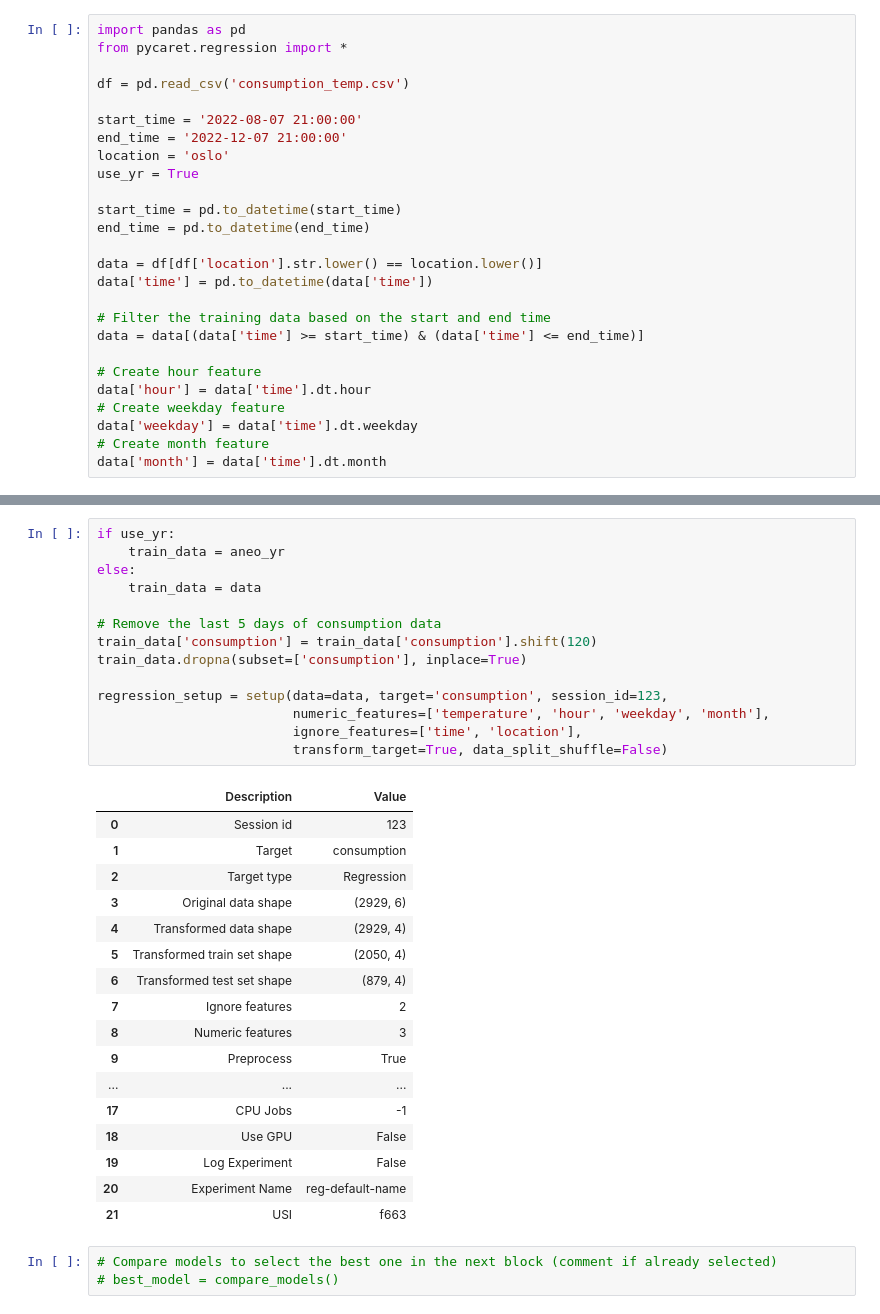
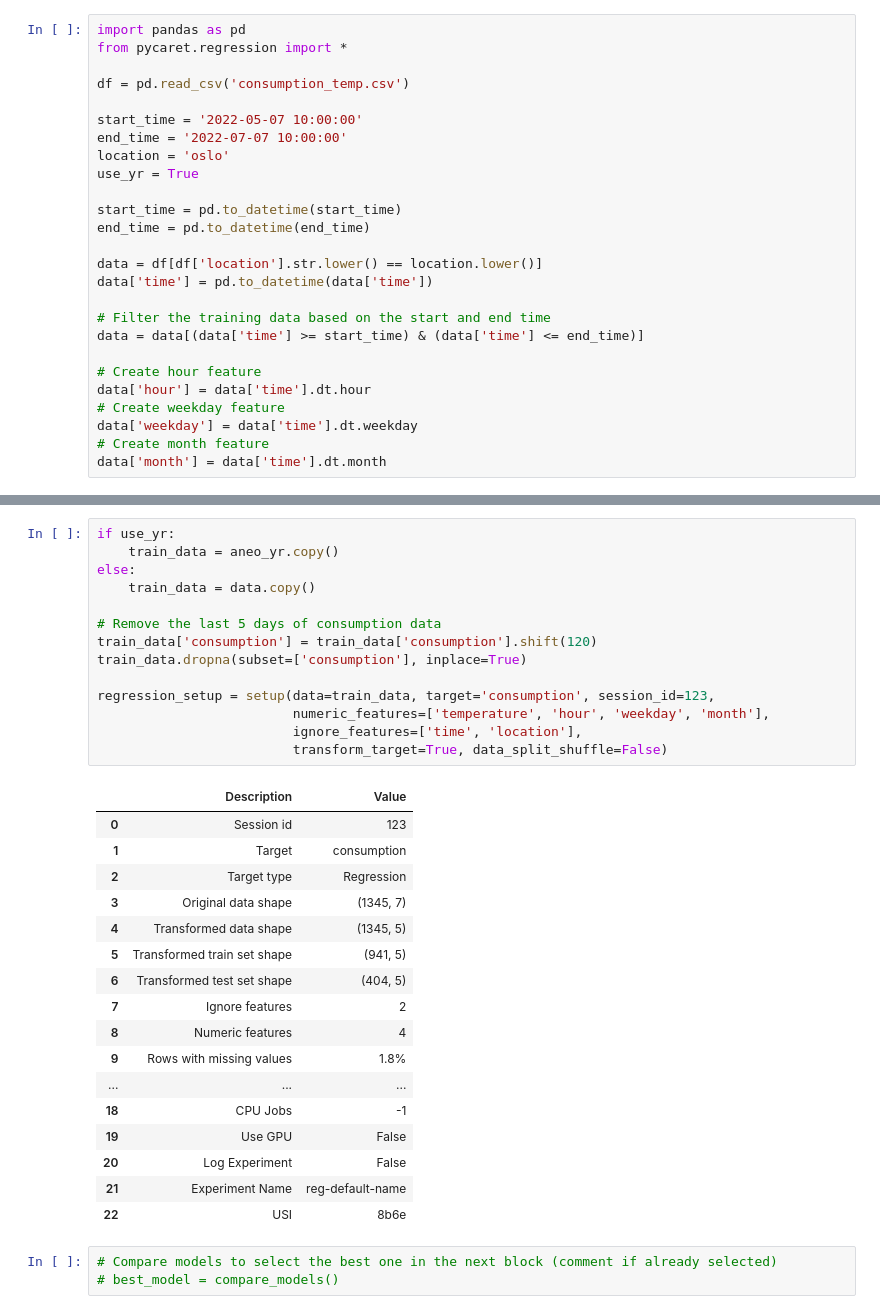
Before and after one commit to edalholt/TDT4259, a Jupyter notebook: prediction/pycaret_regression.ipynb, the cells around one changed output, grey strips where cells are left out. Drawn from its saved outputs; the diff is of its cells as text.

```diff
--- a/prediction/pycaret_regression.ipynb
+++ b/prediction/pycaret_regression.ipynb
@@ -4,8 +4,8 @@ from pycaret.regression import *
 
 df = pd.read_csv('consumption_temp.csv')
 
-start_time = '2022-08-07 21:00:00'
-end_time = '2022-12-07 21:00:00'
+start_time = '2022-05-07 10:00:00'
+end_time = '2022-07-07 10:00:00'
 location = 'oslo'
 use_yr = True
 
@@ -53,35 +53,35 @@ aneo_yr.head()
 # %%
 if use_yr:
-    train_data = aneo_yr
+    train_data = aneo_yr.copy()
 else:
-    train_data = data
+    train_data = data.copy()
 
 # Remove the last 5 days of consumption data
 train_data['consumption'] = train_data['consumption'].shift(120)
 train_data.dropna(subset=['consumption'], inplace=True)
 
-regression_setup = setup(data=data, target='consumption', session_id=123,
+regression_setup = setup(data=train_data, target='consumption', session_id=123,
                          numeric_features=['temperature', 'hour', 'weekday', 'month'],
                          ignore_features=['time', 'location'],
                          transform_target=True, data_split_shuffle=False)
 # %% [output]
 |  | Description | Value |
 | 0 | Session id | 123 |
 | 1 | Target | consumption |
 | 2 | Target type | Regression |
-| 3 | Original data shape | (2929, 6) |
-| 4 | Transformed data shape | (2929, 4) |
-| 5 | Transformed train set shape | (2050, 4) |
-| 6 | Transformed test set shape | (879, 4) |
+| 3 | Original data shape | (1345, 7) |
+| 4 | Transformed data shape | (1345, 5) |
+| 5 | Transformed train set shape | (941, 5) |
+| 6 | Transformed test set shape | (404, 5) |
 | 7 | Ignore features | 2 |
-| 8 | Numeric features | 3 |
-| 9 | Preprocess | True |
+| 8 | Numeric features | 4 |
+| 9 | Rows with missing values | 1.8% |
 | ... | ... | ... |
-| 17 | CPU Jobs | -1 |
-| 18 | Use GPU | False |
-| 19 | Log Experiment | False |
-| 20 | Experiment Name | reg-default-name |
-| 21 | USI | f663 |
+| 18 | CPU Jobs | -1 |
+| 19 | Use GPU | False |
+| 20 | Log Experiment | False |
+| 21 | Experiment Name | reg-default-name |
+| 22 | USI | 8b6e |
 # %%
 # Compare models to select the best one in the next block (comment if already selected)
 # best_model = compare_models()
```
Also changed, not shown: parts of 7 cells of this notebook.
